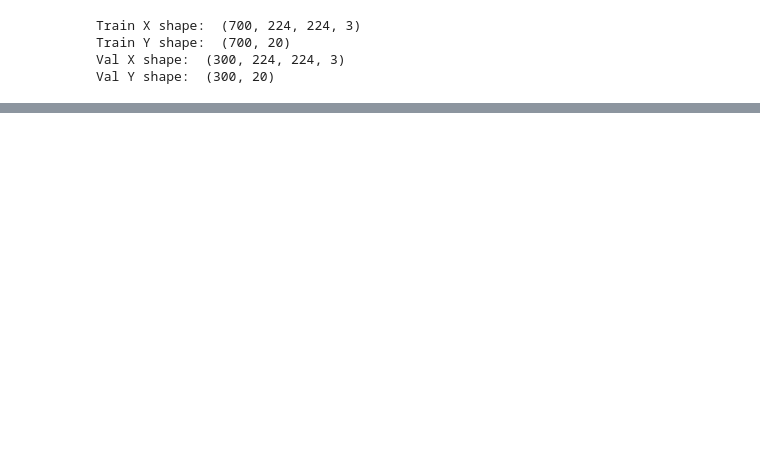
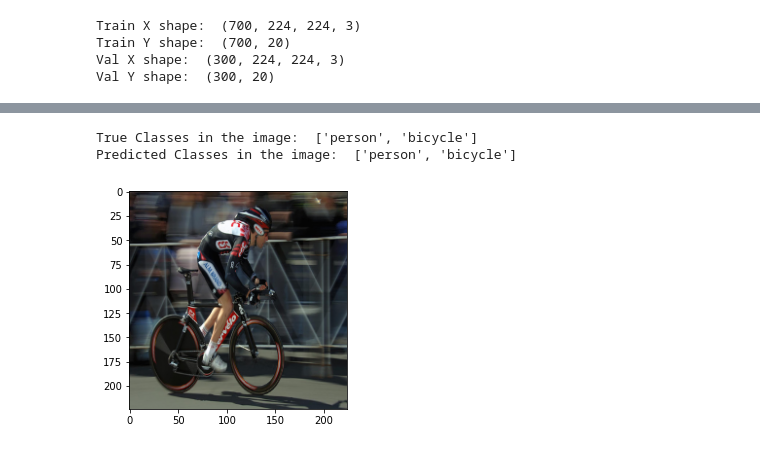
Before and after one commit to vipul43/image_description, a Jupyter notebook: MutliLabelClassification.ipynb, the cells around one changed output, grey strips where cells are left out. Drawn from its saved outputs; the diff is of its cells as text; code cells hidden in the pictures; blank space fills up the shorter version.

Commit message:
scraped data manually and trained multi label classification better

```diff
--- a/MutliLabelClassification.ipynb
+++ b/MutliLabelClassification.ipynb
@@ -115,21 +136,14 @@ count = {'0':0,   #person
 data = []
 idx=0
 for sample in mat["train_sent_final"][0]:
-  # image = io.imread(i[0][0])
-  # cv2_imshow(image)
   link = [sample[0][0]] #image link
   cls = set()
   for k in sample[1]:
     for sent in k:
-      # if idx==10:
-      #   break
-      # idx+=1
-
       for word in sent[0].split():
-        pre_word = lemmatizer.lemmatize(ls.stem(word.lower()))
+        pre_word = lemmatizer.lemmatize(word.lower())
         if(pre_word in dict_classes.keys()):
           cls.add(dict_classes[pre_word])
   for cl in cls:
-    count[str(cl)]+=1
+    count[classes[cl]]+=1
   data.append([link, list(cls)])
-print(data)
@@ -232,7 +217,7 @@ def f1_macro(y_true, y_pred):
 input = tf.keras.Input(shape=(224, 224, 3), name='input')
 
 # Transfer Learning with VGG16 model with weights as imagenet
-vgg16 = tf.keras.applications.VGG16(include_top=False, weights="imagenet", classes=20)
+vgg16 = tf.keras.applications.VGG16(include_top=False, weights="imagenet")
 vgg16.trainable = False
 x = vgg16(input)
 
@@ -243,6 +228,7 @@ x = tf.keras.layers.Dense(192, activation='relu', name='dense1')(x)
 x = tf.keras.layers.BatchNormalization(name='norm2')(x)
 x = tf.keras.layers.Dense(84, activation='relu', name='dense2')(x)
 x = tf.keras.layers.BatchNormalization(name='norm3')(x)
+x = tf.keras.layers.Dropout(0.2)(x)
 x = tf.keras.layers.Dense(64, activation='relu', name='dense3')(x)
 x = tf.keras.layers.BatchNormalization(name='norm4')(x)
 
@@ -273,18 +259,16 @@ _________________________________________________________________
 # %%
 # config cell
 LR = 0.003
-EPOCHS = 5
-BATCH_SIZE = 16
-DECAY = LR / EPOCHS
+EPOCHS = 100
+BATCH_SIZE = 32
 LOSS = tf.keras.losses.BinaryCrossentropy()
-OPTIMIZER = tf.keras.optimizers.Adam(learning_rate=LR, decay=DECAY)
-METRICS = [f1_macro]
+OPTIMIZER = tf.keras.optimizers.Adam(learning_rate=LR)
+METRICS = [tf.keras.metrics.BinaryAccuracy()]
+CALLBACKS = [tf.keras.callbacks.ReduceLROnPlateau(monitor="val_loss",factor=0.2,patience=5,verbose=1)]
 # %%
 # model compiling
 model.compile(loss=LOSS, optimizer=OPTIMIZER, metrics=METRICS)
 # %%
 # training
-history = model.fit(datagen.flow(TrainX, TrainY, batch_size=BATCH_SIZE),
-                  validation_data=(ValX/255., ValY/255.),
-                  epochs=EPOCHS)
+history = model.fit(TrainX, TrainY, batch_size=BATCH_SIZE, validation_data=(ValX, ValY), epochs=EPOCHS, callbacks=CALLBACKS)
 # %% [output]
@@ -315,11 +316,26 @@ plt.show()
 # %%
 # random predictions on val dataset
 
 rnd = np.random.randint(0, len(ValX))
 point = ValX[rnd]
 label = ValY[rnd]
 pred = model.predict(np.asarray([point]))[0]
 pred = (pred > 0.5)
 pred = pred.astype(int)
-print("True Label:", label)
-print("Predicted Label:", pred)
+
+plt.imshow(point)
+true = []
+approx = []
+for i in range(20):
+  if label[i] ==1:
+    true.append(rever_dict_classes[i])
+  if pred[i] ==1:
+    approx.append(rever_dict_classes[i])
+
+
+print("True Classes in the image: ", true)
+print("Predicted Classes in the image: ", approx)
+# %% [output]
+True Classes in the image:  ['person', 'bicycle']
+Predicted Classes in the image:  ['person', 'bicycle']
+[figure, added]
```
Also changed, not shown: parts of 14 cells of this notebook.
